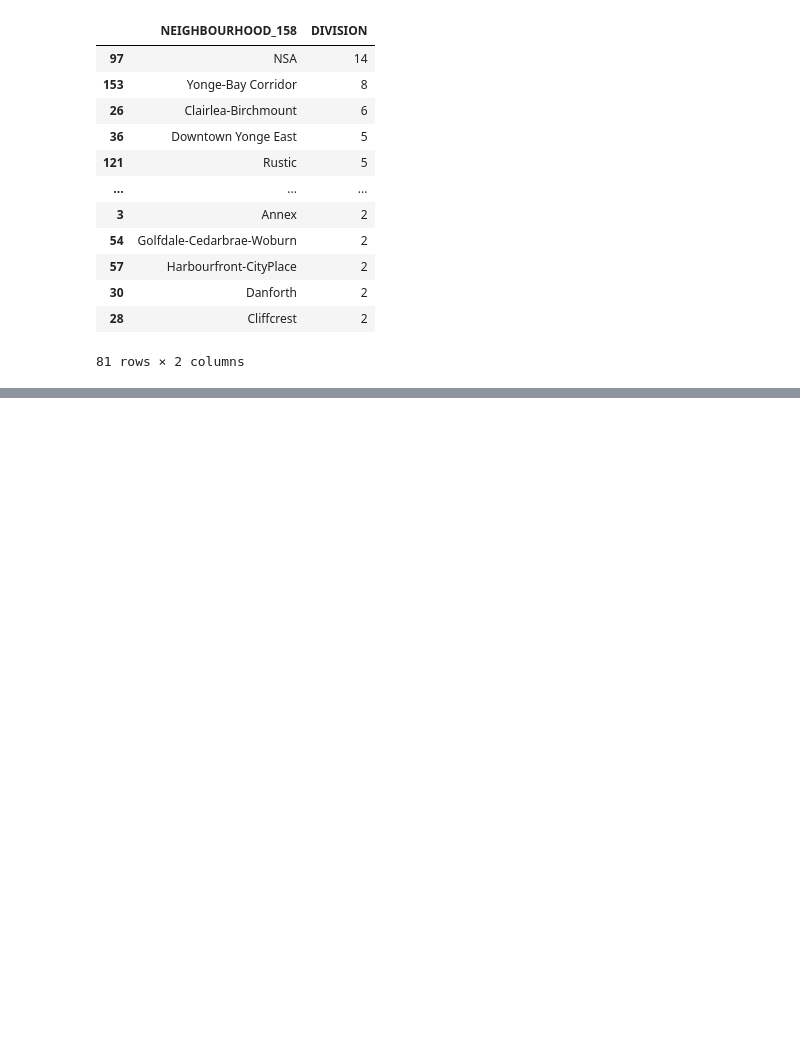
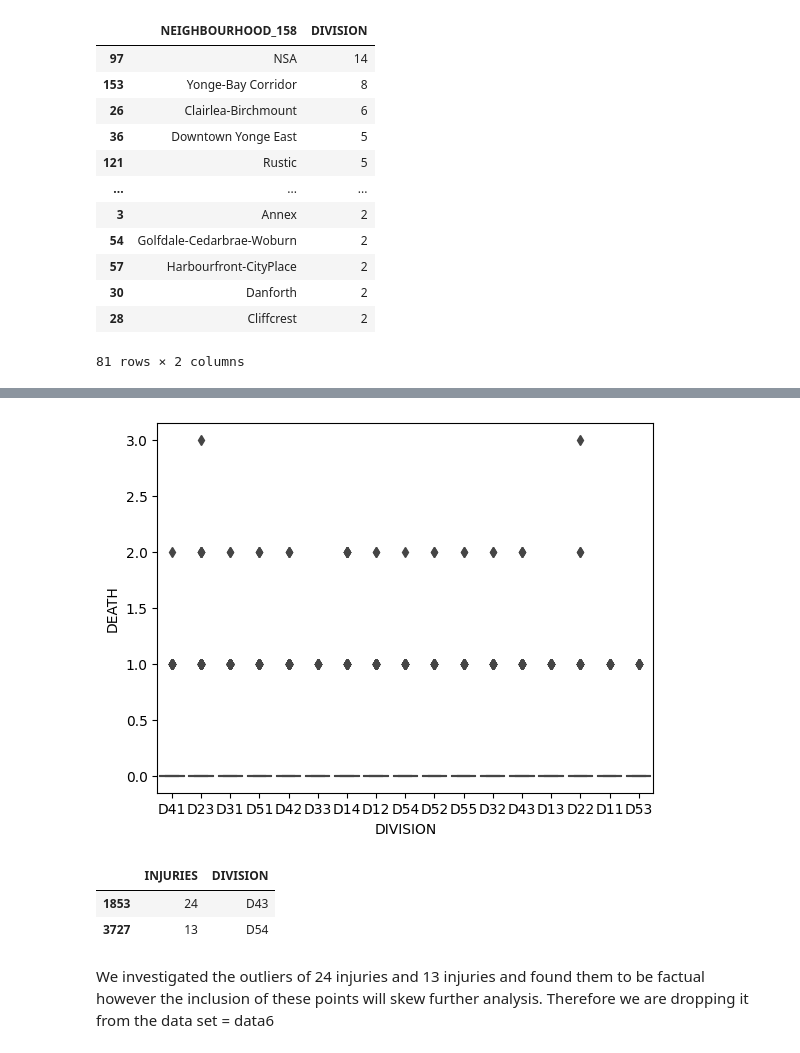
Before and after one commit to Jpeng23/MMAI5100_group6, a Jupyter notebook: project.ipynb, the cells around one changed output, grey strips where cells are left out. Drawn from its saved outputs; the diff is of its cells as text; code cells hidden in the pictures; blank space fills up the shorter version.

```diff
--- a/project.ipynb
+++ b/project.ipynb
@@ -174,0 +269,15 @@ Since there are multiple divisions for neighbourhood
+# %%
+sns.boxplot(x="DIVISION",y="DEATH",data=data5)
+plt.show()
+# %% [output]
+[figure, added]
+# %%
+data6=data5.loc[:,["INJURIES","DIVISION"]]
+data6[data6["INJURIES"]>10]
+# %% [output]
+|  | INJURIES | DIVISION |
+| 1853 | 24 | D43 |
+| 3727 | 13 | D54 |
+# %% [markdown]
+We investigated the outliers of 24 injuries and 13 injuries and found them to be factual however the inclusion of these points will skew further analysis.
+Therefore we are dropping it from the data set = data6
```
Also changed, not shown: parts of 10 cells of this notebook.
